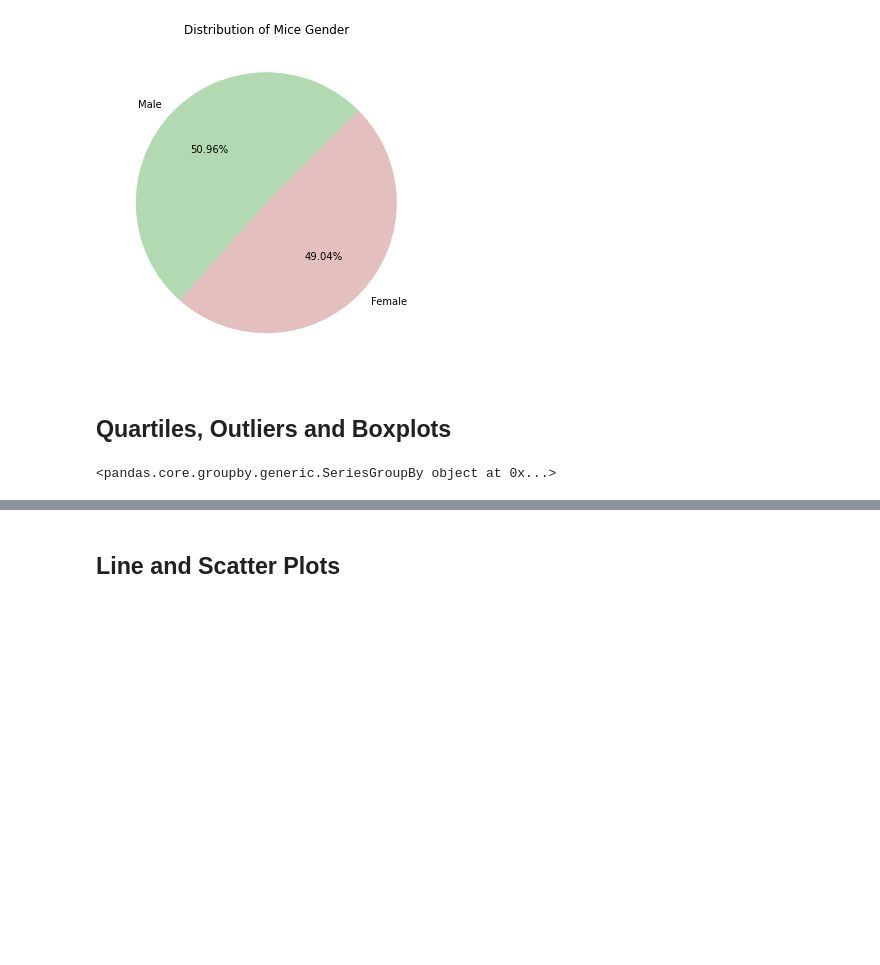
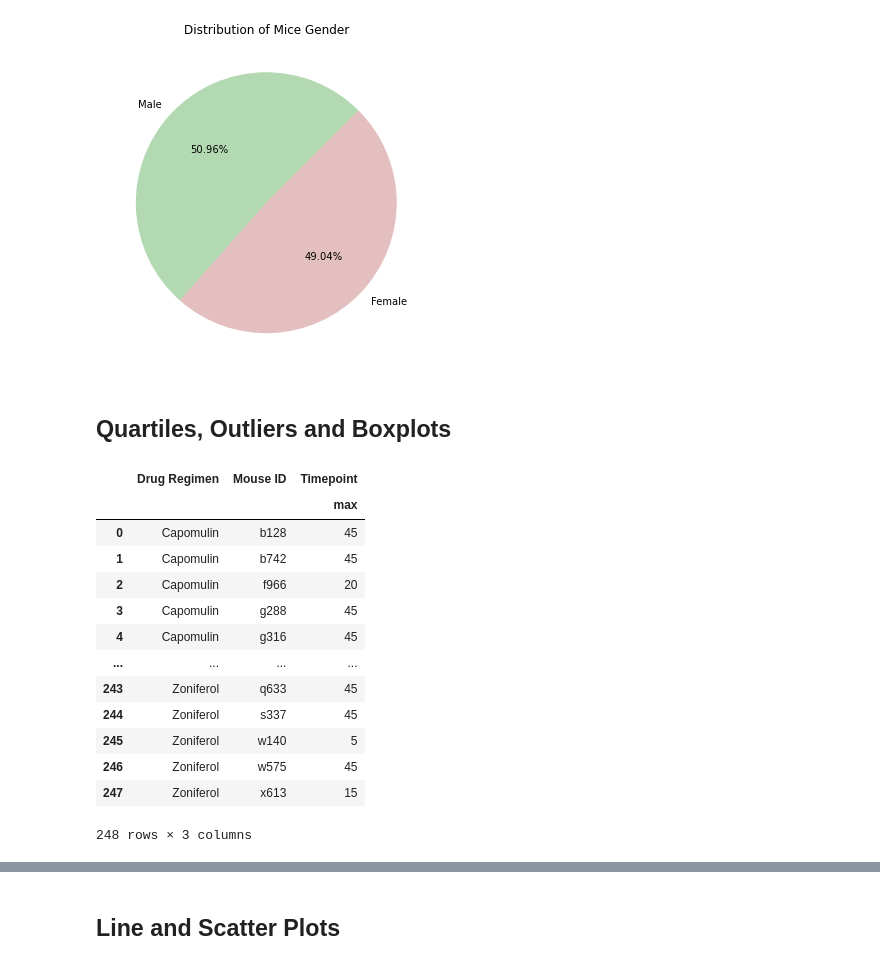
Before and after one commit to mpario/matplotlib-challenge, a Jupyter notebook: Pymaceuticals/pymaceuticals_starter.ipynb, the cells around one changed output, grey strips where cells are left out. Saved outputs shown, nothing was run; the diff lists cells and outputs as text; code cells hidden in the pictures; blank space fills up the shorter version.

```diff
--- a/Pymaceuticals/pymaceuticals_starter.ipynb
+++ b/Pymaceuticals/pymaceuticals_starter.ipynb
@@ -210,14 +221,44 @@ plt.show()
 # Capomulin, Ramicane, Infubinol, and Ceftamin
 
 # Start by getting the last (greatest) timepoint for each mouse
-grouped_df = clean_df.groupby('Mouse ID')
-maximums = grouped_df.max(['Timepoint'])
-maximums = maximums.reset_index()
+# grouped_tum_df= clean_df['Tumor Volume (mm3)']
+grouped_df = clean_df.groupby(['Drug Regimen','Mouse ID']).agg({'Timepoint':['max']})
+grouped_df = grouped_df.reset_index()
+# grouped_df.columns['Tumor Volume (mm3)'] = grouped_tum_df
+# grouped_new_df = pd.DataFrame(grouped_df)
+# grouped_new_df
+
+# grouped_df.merge(clean_df, how='left', left_on='Drug Regimen', right_on='Drug Regimen')
+grouped_df
+# grouped_new_df.merge(clean_df, how='left', left_on='Drug Regimen', right_on='Drug Regimen')
+# merge_df = pd.merge(grouped_new_df, clean_df[['Mouse ID','Drug Regimen','Tumor Volume (mm3)']], left_on='Drug Regimen', right_on='Drug Regimen', how='left')
+
+# merge_df = pd.merge(grouped_new_df, clean_df[['Mouse ID','Drug Regimen','Tumor Volume (mm3)']], left_on='Drug Regimen', how='left')
+
+# merge_df = pd.merge(grouped_new_df, clean_df, on='Mouse ID', how='left')
+
+# merge_df = pd.merge(grouped_df, clean_df, how='left')
+# grouped_new_df
+
+# maximums = grouped_df.max(['Timepoint'])
+# maximums = maximums.reset_index()
 # maximums['Drug Regimen'] = grouped_df['Drug Regimen']
-tumor_volume
+# tumor_volume
 # maximums
 # mouse_id = maximums.iloc[:,0]
 # tp = maximums.iloc[:,3]
+# greatest_tp_df = pd.DataFrame({'Identification':mouse_id,
+#                                'Timepoint':tp})
+###########
+# grouped_df = clean_df.groupby('Mouse ID')
+# maximums = grouped_df.max(['Timepoint'])
+# maximums = maximums.reset_index()
+# mouse_id = maximums.iloc[:,0]
+# tp = maximums.iloc[:,3]
+# greatest_tp_df = pd.DataFrame({'Identification':mouse_id,
+#                                'Timepoint':tp})
+##########
+
 # greatest_tp_df = pd.DataFrame({'Drug Regimen':dr_tv,
 #                                'Identification':mouse_id,
 #                                'Timepoint':tp})
@@ -270,33 +311,46 @@ tumor_volume
 # elif clean_df[['Timepoint'] == 30]:
 #     print(df.apply(lambda row: row['Mouse ID'] + ' ' + str(row['Timepoint']), axis = 1))
 # elif clean_df[['Timepoint'] == 25]:
 #     print(df.apply(lambda row: row['Mouse ID'] + ' ' + str(row['Timepoint']), axis = 1))
 # elif clean_df[['Timepoint'] == 20]:
 #     print(df.apply(lambda row: row['Mouse ID'] + ' ' + str(row['Timepoint']), axis = 1))
 # elif clean_df[['Timepoint'] == 15]:
 #     print(df.apply(lambda row: row['Mouse ID'] + ' ' + str(row['Timepoint']), axis = 1))
 # elif clean_df[['Timepoint'] == 10]:
 #     print(df.apply(lambda row: row['Mouse ID'] + ' ' + str(row['Timepoint']), axis = 1))
 # elif clean_df[['Timepoint'] == 5]:
 #     print(df.apply(lambda row: row['Mouse ID'] + ' ' + str(row['Timepoint']), axis = 1))
 # elif clean_df[['Timepoint'] == 0]:
 #     print(df.apply(lambda row: row['Mouse ID'] + ' ' + str(row['Timepoint']), axis = 1))
 
 
 
 
 # dr_time_count = len(clean_df[['Timepoint'] == 45])
 
 # dr_time_count
 
 
 # Merge this group df with the original dataframe to get the tumor volume at the last timepoint
 
 # dr_time = clean_df[['Drug Regimen', 'Mouse ID', 'Timepoint']]
 # dr_time_df = dr_time.loc[dr_time['Timepoint'] == 45,:]
 # dr_time_df = len(dr_time_df.value_counts())
 # dr_time_df
 # %% [output]
+|  | Drug Regimen | Mouse ID | Timepoint |
+|  |  |  | max |
+| 0 | Capomulin | b128 | 45 |
+| 1 | Capomulin | b742 | 45 |
+| 2 | Capomulin | f966 | 20 |
+| 3 | Capomulin | g288 | 45 |
+| 4 | Capomulin | g316 | 45 |
+| ... | ... | ... | ... |
+| 243 | Zoniferol | q633 | 45 |
+| 244 | Zoniferol | s337 | 45 |
+| 245 | Zoniferol | w140 | 5 |
+| 246 | Zoniferol | w575 | 45 |
+| 247 | Zoniferol | x613 | 15 |
-<pandas.core.groupby.generic.SeriesGroupBy object at 0x...>
+248 rows × 3 columns
 # %%
 # Put treatments into a list for for loop (and later for plot labels)
```
Also changed, not shown: parts of 2 cells of this notebook.
